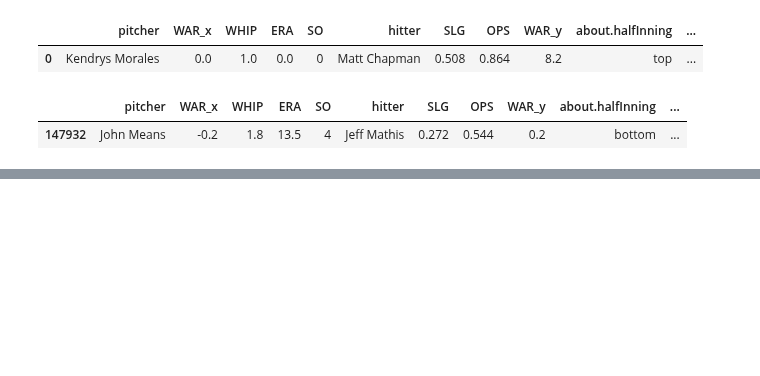
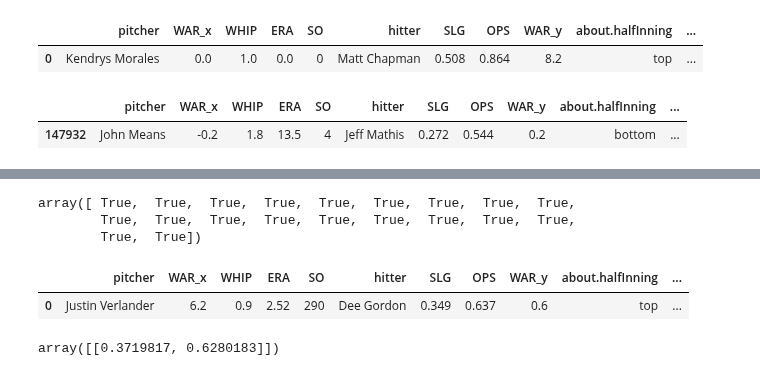
Before and after one commit to ConnorAnderson29/pitch_prediction_model, a Jupyter notebook: model_walkthrough.ipynb, the cells around one changed output, grey strips where cells are left out. Drawn from its saved outputs; the diff is of its cells as text; code cells hidden in the pictures; blank space fills up the shorter version.

```diff
--- a/model_walkthrough.ipynb
+++ b/model_walkthrough.ipynb
@@ -192,7 +245,8 @@ def create_user_dict():
+# %%
+users = {'count': '1.0-1.0', 'prior_pitch_type': 1.0, 'pitchNumber': 67.0, 'matchup.splits.menOnBase': 'Men_On', 'matchup.pitchHand.code': 'R', 'matchup.batSide.code': 'L', 'about.halfInning': 'top', 'about.inning': 6, 'hitter': 'Dee Gordon', 'pitcher': 'Justin Verlander', 'pitch_type': 1.0, 'pitchData.nastyFactor': 35.326, 'pitchData.zone': 9.8751}
 # %%
 def format_user_input(user_dict):
-    live_df = lib.pd.DataFrame.from_dict(user_dict)
+    live_df = lib.pd.DataFrame([user_dict])
     created_test = data_collection.merge_player_stats(live_df)
-    created_test['pitchData.nastyFactor'] = 35.326
-    created_test['pitchData.zone'] = 9.8751
+    created_test = created_test[test_list]
     return created_test
@@ -203,0 +253,2 @@ format_user_input(user_input)
+# %%
+t = format_user_input(users)
@@ -203,0 +275,15 @@ format_user_input(user_input)
+# %%
+t.columns == final_df_test.columns
+# %% [output]
+array([ True,  True,  True,  True,  True,  True,  True,  True,  True,
+        True,  True,  True,  True,  True,  True,  True,  True,  True,
+        True,  True])
+# %%
+t
+# %% [output]
+|  | pitcher | WAR_x | WHIP | ERA | SO | hitter | SLG | OPS | WAR_y | about.halfInning | ... |
+| 0 | Justin Verlander | 6.2 | 0.9 | 2.52 | 290 | Dee Gordon | 0.349 | 0.637 | 0.6 | top | ... |
+# %%
+model.predict_proba(t)
+# %% [output]
+array([[0.3719817, 0.6280183]])
```
Also changed, not shown: parts of 23 cells of this notebook, 4 other files.
